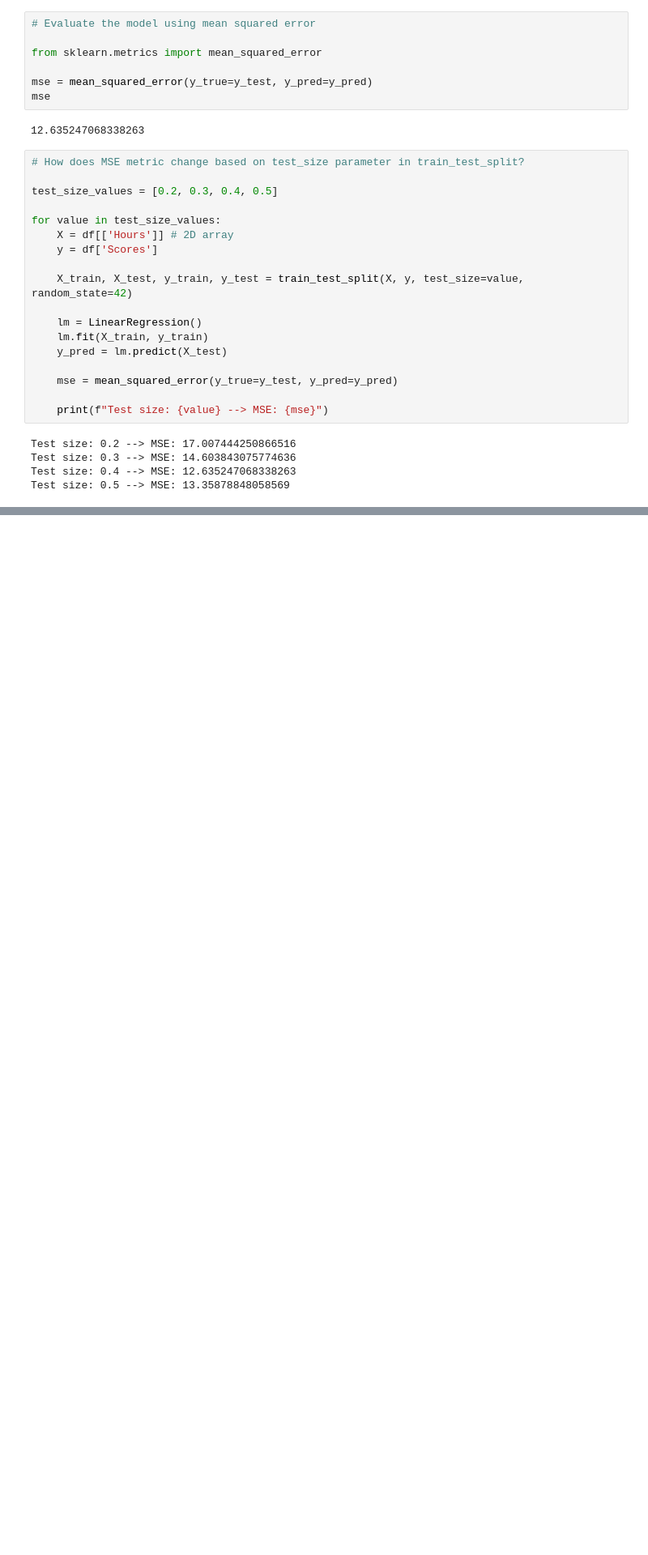
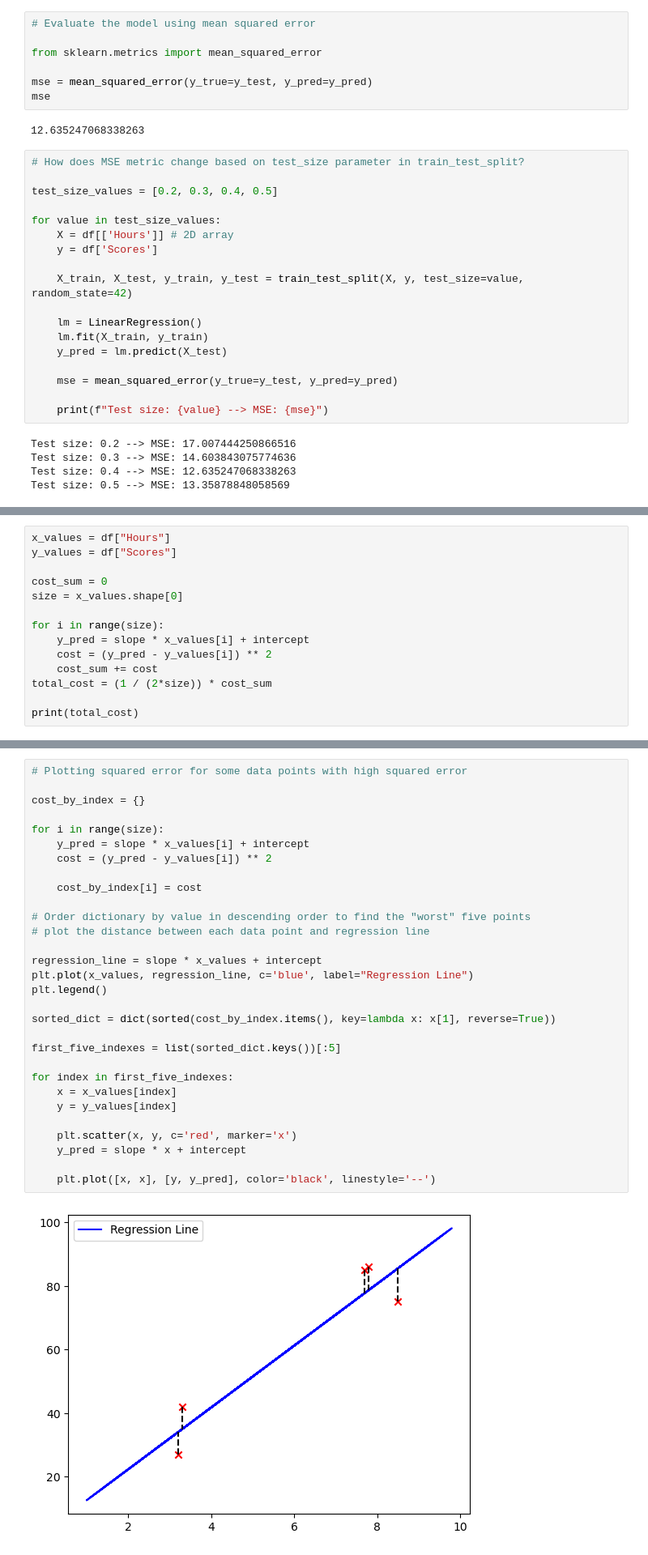
Before and after one commit to valecase4/LinearRegressionProject, a Jupyter notebook: linear_regression_project.ipynb, the cells around one changed output, grey strips where cells are left out. Shown: that part at 81% size. Saved outputs shown, nothing was run; the diff lists cells and outputs as text; blank space fills up the shorter version.

Commit message:
Implemented cost function and squared errors

```diff
--- a/linear_regression_project.ipynb
+++ b/linear_regression_project.ipynb
@@ -230,0 +237,14 @@ Test size: 0.5 --> MSE: 13.35878848058569
+# %%
+x_values = df["Hours"]
+y_values = df["Scores"]
+
+cost_sum = 0
+size = x_values.shape[0]
+
+for i in range(size):
+    y_pred = slope * x_values[i] + intercept
+    cost = (y_pred - y_values[i]) ** 2
+    cost_sum += cost
+total_cost = (1 / (2*size)) * cost_sum
+
+print(total_cost)
@@ -230,0 +253,32 @@ Test size: 0.5 --> MSE: 13.35878848058569
+# %%
+# Plotting squared error for some data points with high squared error
+
+cost_by_index = {}
+
+for i in range(size):
+    y_pred = slope * x_values[i] + intercept
+    cost = (y_pred - y_values[i]) ** 2
+
+    cost_by_index[i] = cost
+
+# Order dictionary by value in descending order to find the "worst" five points
+# plot the distance between each data point and regression line
+
+regression_line = slope * x_values + intercept
+plt.plot(x_values, regression_line, c='blue', label="Regression Line")
+plt.legend()
+
+sorted_dict = dict(sorted(cost_by_index.items(), key=lambda x: x[1], reverse=True))
+
+first_five_indexes = list(sorted_dict.keys())[:5]
+
+for index in first_five_indexes:
+    x = x_values[index]
+    y = y_values[index]
+
+    plt.scatter(x, y, c='red', marker='x')
+    y_pred = slope * x + intercept
+
+    plt.plot([x, x], [y, y_pred], color='black', linestyle='--')
+# %% [output]
+[figure, added]
```
Also changed, not shown: parts of 2 cells of this notebook.
